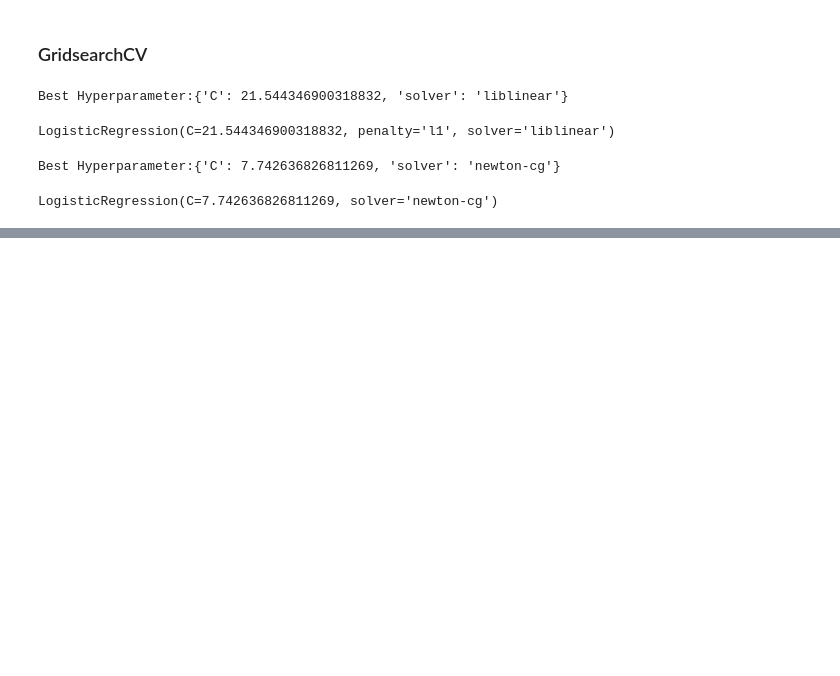
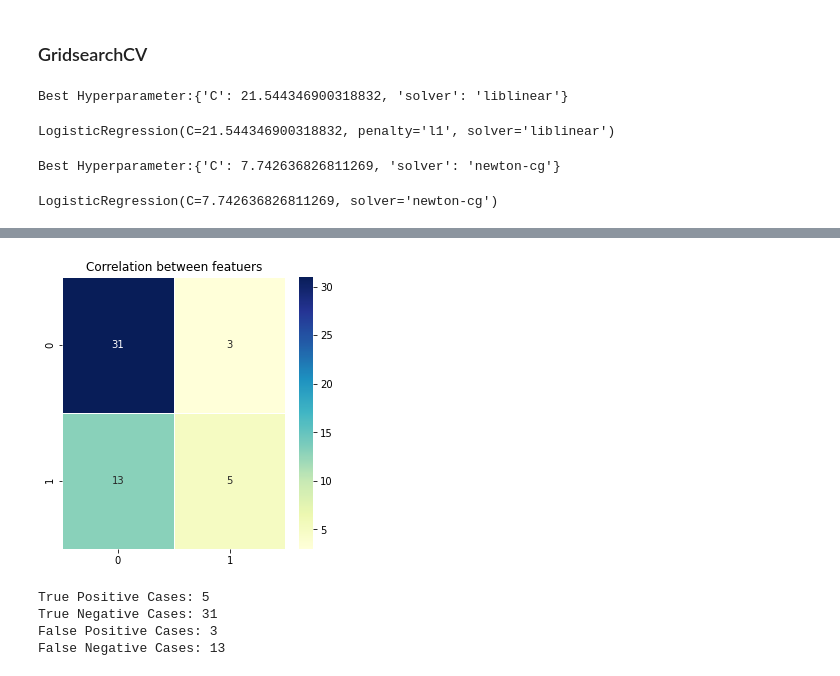
Before and after one commit to HemanthSai7/DSP, a Jupyter notebook: heart_failure.ipynb, the cells around one changed output, grey strips where cells are left out. Saved outputs shown, nothing was run; the diff lists cells and outputs as text; code cells hidden in the pictures; blank space fills up the shorter version.

```diff
--- a/heart_failure.ipynb
+++ b/heart_failure.ipynb
@@ -315,0 +340,3 @@ LogisticRegression(C=7.742636826811269, solver='newton-cg')
+# %%
+Y_hat=logreg_with_l2_gridcv.predict(X_test)
+print(classification_report(y_test,Y_hat))
@@ -315,0 +352,17 @@ LogisticRegression(C=7.742636826811269, solver='newton-cg')
+# %%
+plt.figure(figsize=(5, 5))
+sns.heatmap(confusion_matrix(y_test, Y_hat),annot=True, linewidth=0.5, cmap="YlGnBu")
+plt.title("Correlation between featuers")
+plt.show()
+# %% [output]
+[figure, added]
+# %%
+print(f"True Positive Cases: {confusion_matrix(y_test,Y_hat)[1][1]}")
+print(f"True Negative Cases: {confusion_matrix(y_test,Y_hat)[0][0]}")
+print(f"False Positive Cases: {confusion_matrix(y_test,Y_hat)[0][1]}")
+print(f"False Negative Cases: {confusion_matrix(y_test,Y_hat)[1][0]}")
+# %% [output]
+True Positive Cases: 5
+True Negative Cases: 31
+False Positive Cases: 3
+False Negative Cases: 13
```
Also changed, not shown: parts of 10 cells of this notebook.
